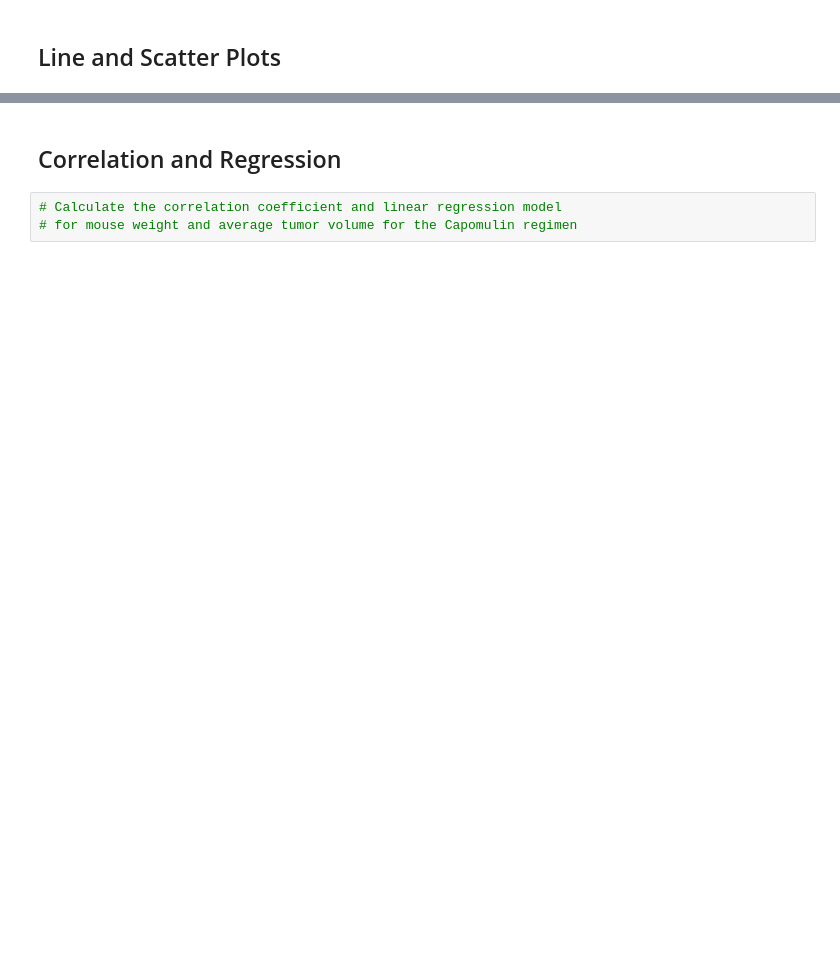
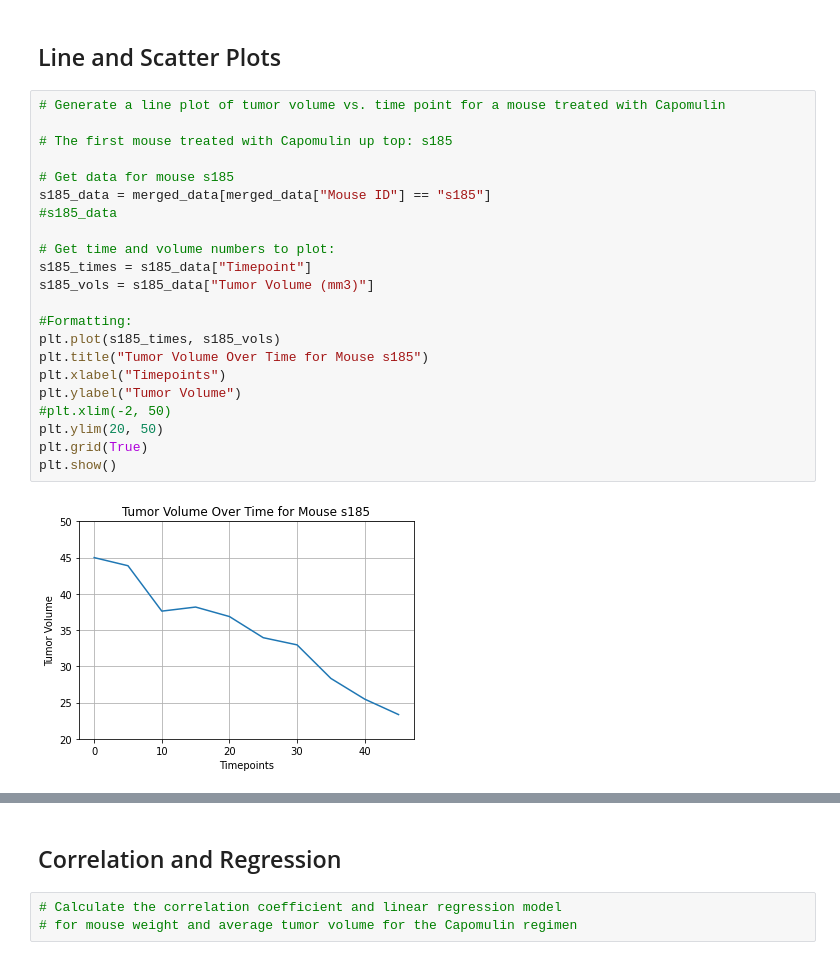
Before and after one commit to Auburn9698/matplotlib-challenge, a Jupyter notebook: pymaceuticals.ipynb, the cells around one changed output, grey strips where cells are left out. Saved outputs shown, nothing was run; the diff lists cells and outputs as text; blank space fills up the shorter version.

```diff
--- a/pymaceuticals.ipynb
+++ b/pymaceuticals.ipynb
@@ -270,3 +322,27 @@ for drug in treatment_list:
 # %% [markdown]
 ##  Line and Scatter Plots
+# %%
+# Generate a line plot of tumor volume vs. time point for a mouse treated with Capomulin
+
+# The first mouse treated with Capomulin up top: s185
+
+# Get data for mouse s185
+s185_data = merged_data[merged_data["Mouse ID"] == "s185"]
+#s185_data
+
+# Get time and volume numbers to plot:
+s185_times = s185_data["Timepoint"]
+s185_vols = s185_data["Tumor Volume (mm3)"]
+
+#Formatting:
+plt.plot(s185_times, s185_vols)
+plt.title("Tumor Volume Over Time for Mouse s185")
+plt.xlabel("Timepoints")
+plt.ylabel("Tumor Volume")
+#plt.xlim(-2, 50)
+plt.ylim(20, 50)
+plt.grid(True)
+plt.show()
+# %% [output]
+[figure, added]
 # %%
```
Also changed, not shown: parts of 11 cells of this notebook.
